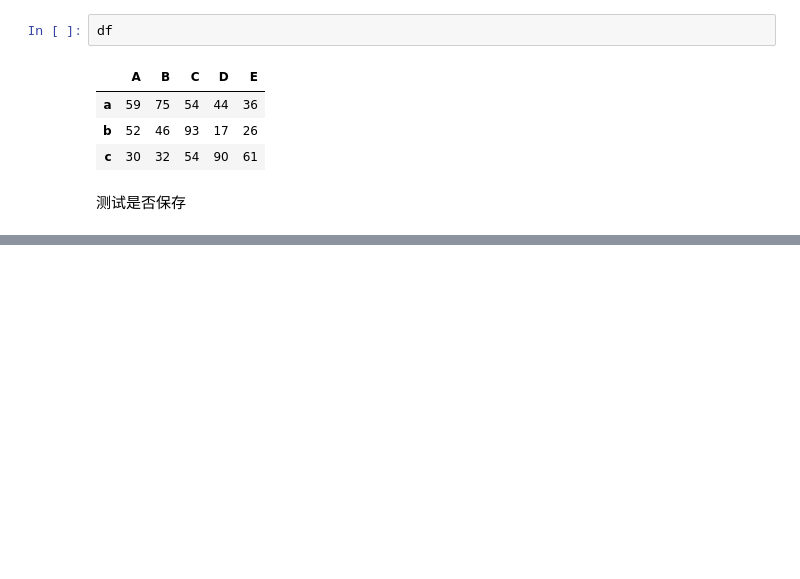
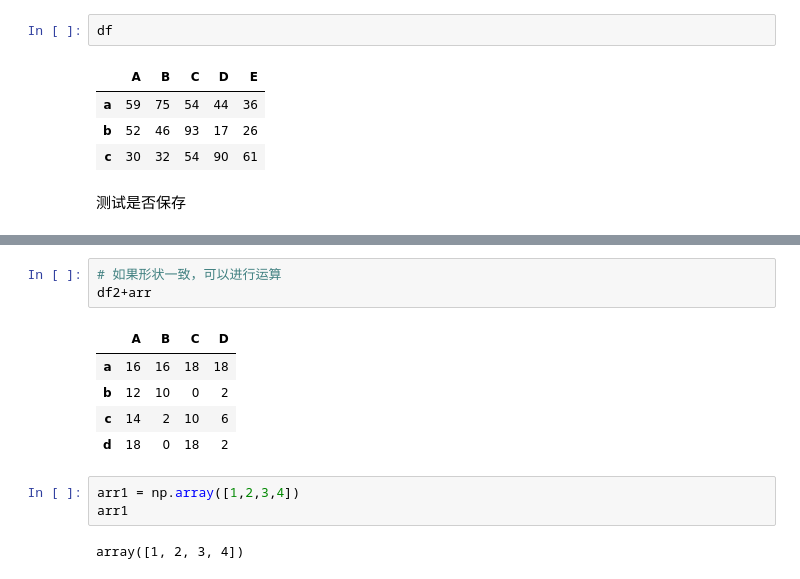
Before and after one commit to IrvingWood/pink, a Jupyter notebook: pandas_object.ipynb, the cells around one changed output, grey strips where cells are left out. Cells and saved outputs as stored; diff of their text form; blank space fills up the shorter version.

```diff
--- a/pandas_object.ipynb
+++ b/pandas_object.ipynb
@@ -1120,0 +1256,14 @@ df
+# %%
+# 如果形状一致，可以进行运算
+df2+arr
+# %% [output]
+|  | A | B | C | D |
+| a | 16 | 16 | 18 | 18 |
+| b | 12 | 10 | 0 | 2 |
+| c | 14 | 2 | 10 | 6 |
+| d | 18 | 0 | 18 | 2 |
+# %%
+arr1 = np.array([1,2,3,4])
+arr1
+# %% [output]
+array([1, 2, 3, 4])
```
Also changed, not shown: parts of 29 cells of this notebook.
